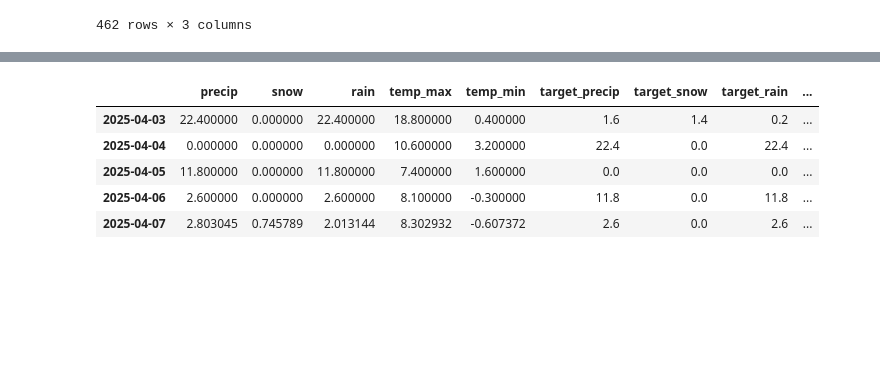
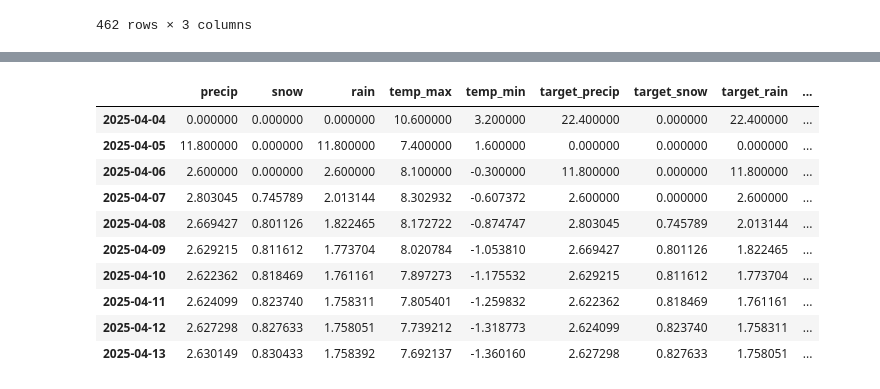
Before and after one commit to MohamedAmineAllet/KAFFKA-ON-THE-MOON, a Jupyter notebook: MachinesIntelligentes/Version3PredicteurMeteo.ipynb, the cells around one changed output, grey strips where cells are left out. Saved outputs shown, nothing was run; the diff lists cells and outputs as text; code cells hidden in the pictures; blank space fills up the shorter version.

```diff
--- a/MachinesIntelligentes/Version3PredicteurMeteo.ipynb
+++ b/MachinesIntelligentes/Version3PredicteurMeteo.ipynb
@@ -264,7 +264,8 @@ baseDeDonneesNettoyee.replace([np.inf, -np.inf], np.nan, inplace=True)
 #Remplacer nos valeur NaN par 0 pour ne pas avoir de manque de donnes.
 baseDeDonneesNettoyee = baseDeDonneesNettoyee.fillna(0)
 # %%
-baseDeDonneesNettoyee = predire_et_ajouter_nouvelle_ligne(baseDeDonneesNettoyee,predicteur)
+for i in range(7):
+    baseDeDonneesNettoyee = predire_et_ajouter_nouvelle_ligne(baseDeDonneesNettoyee,predicteur)
 
 baseDeDonneesNettoyee
 # %% [output]
@@ -323,9 +324,14 @@ baseDeDonneesNettoyee
 # %%
-baseDeDonneesNettoyee.tail()
+baseDeDonneesNettoyee.tail(10)
 # %% [output]
 |  | precip | snow | rain | temp_max | temp_min | target_precip | target_snow | target_rain | ... |
-| 2025-04-03 | 22.400000 | 0.000000 | 22.400000 | 18.800000 | 0.400000 | 1.6 | 1.4 | 0.2 | ... |
-| 2025-04-04 | 0.000000 | 0.000000 | 0.000000 | 10.600000 | 3.200000 | 22.4 | 0.0 | 22.4 | ... |
-| 2025-04-05 | 11.800000 | 0.000000 | 11.800000 | 7.400000 | 1.600000 | 0.0 | 0.0 | 0.0 | ... |
-| 2025-04-06 | 2.600000 | 0.000000 | 2.600000 | 8.100000 | -0.300000 | 11.8 | 0.0 | 11.8 | ... |
-| 2025-04-07 | 2.803045 | 0.745789 | 2.013144 | 8.302932 | -0.607372 | 2.6 | 0.0 | 2.6 | ... |
+| 2025-04-04 | 0.000000 | 0.000000 | 0.000000 | 10.600000 | 3.200000 | 22.400000 | 0.000000 | 22.400000 | ... |
+| 2025-04-05 | 11.800000 | 0.000000 | 11.800000 | 7.400000 | 1.600000 | 0.000000 | 0.000000 | 0.000000 | ... |
+| 2025-04-06 | 2.600000 | 0.000000 | 2.600000 | 8.100000 | -0.300000 | 11.800000 | 0.000000 | 11.800000 | ... |
+| 2025-04-07 | 2.803045 | 0.745789 | 2.013144 | 8.302932 | -0.607372 | 2.600000 | 0.000000 | 2.600000 | ... |
+| 2025-04-08 | 2.669427 | 0.801126 | 1.822465 | 8.172722 | -0.874747 | 2.803045 | 0.745789 | 2.013144 | ... |
+| 2025-04-09 | 2.629215 | 0.811612 | 1.773704 | 8.020784 | -1.053810 | 2.669427 | 0.801126 | 1.822465 | ... |
+| 2025-04-10 | 2.622362 | 0.818469 | 1.761161 | 7.897273 | -1.175532 | 2.629215 | 0.811612 | 1.773704 | ... |
+| 2025-04-11 | 2.624099 | 0.823740 | 1.758311 | 7.805401 | -1.259832 | 2.622362 | 0.818469 | 1.761161 | ... |
+| 2025-04-12 | 2.627298 | 0.827633 | 1.758051 | 7.739212 | -1.318773 | 2.624099 | 0.823740 | 1.758311 | ... |
+| 2025-04-13 | 2.630149 | 0.830433 | 1.758392 | 7.692137 | -1.360160 | 2.627298 | 0.827633 | 1.758051 | ... |
```
Also changed, not shown: parts of 2 cells of this notebook, 3 other files.
